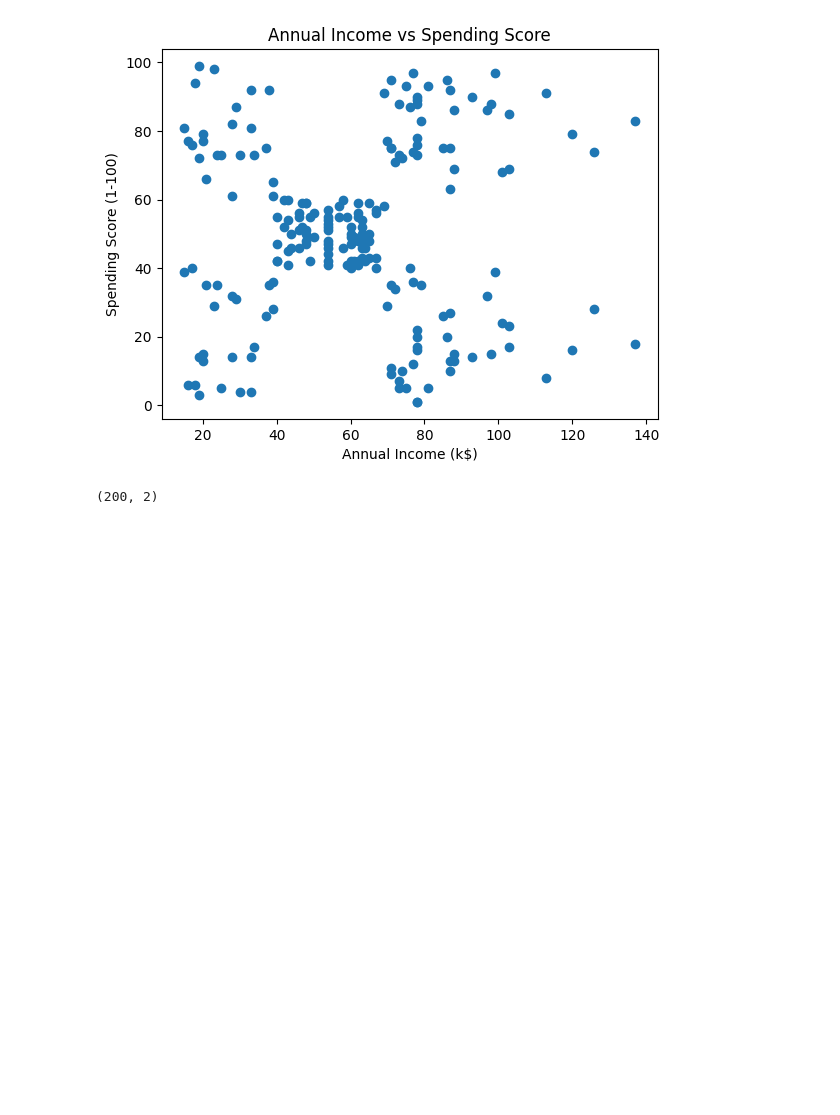
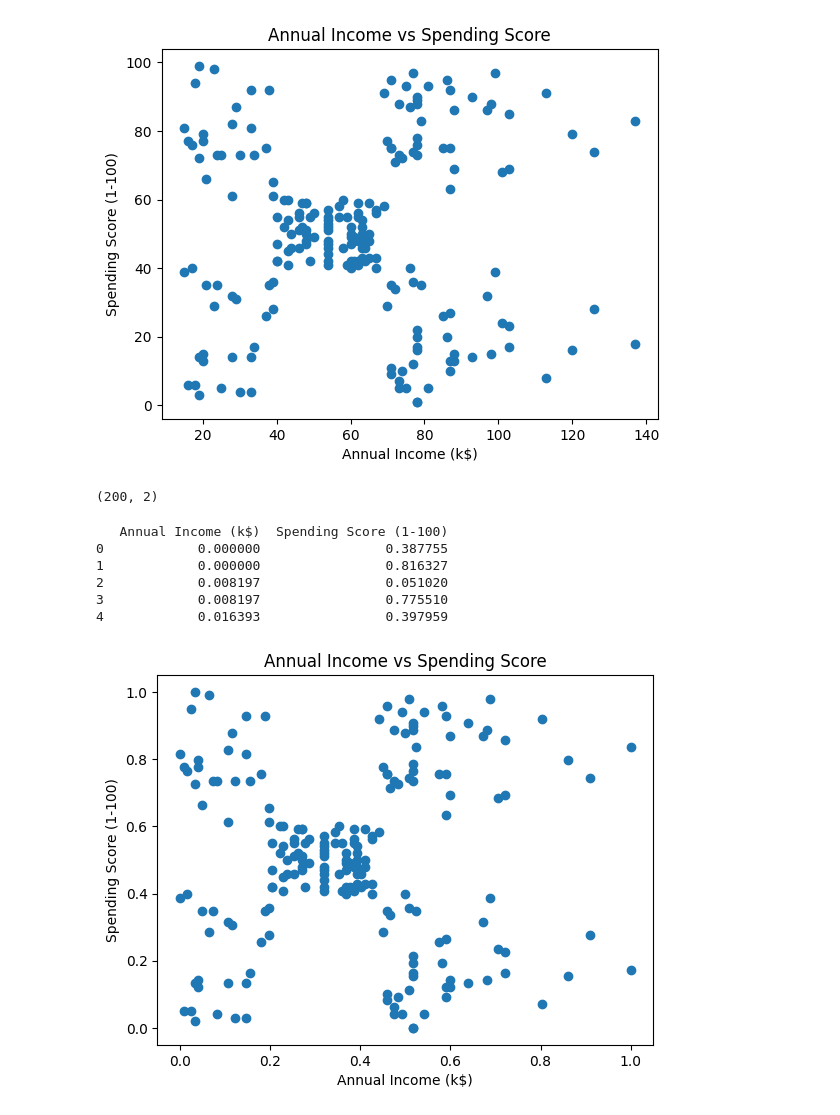
Before and after one commit to arturcatao/kmeans-from-scratch, a Jupyter notebook: notebooks/exploratory_data_analysis.ipynb, the cells around one changed output. Cells and saved outputs as stored; diff of their text form; code cells hidden in the pictures; blank space fills up the shorter version.

```diff
--- a/notebooks/exploratory_data_analysis.ipynb
+++ b/notebooks/exploratory_data_analysis.ipynb
@@ -40,6 +40,38 @@ X = X.values
 print(X.shape)
 # %% [output]
 (200, 2)
+# %%
+X = df[["Annual Income (k$)", "Spending Score (1-100)"]].values
+
+X_min = X.min(axis=0)
+X_max = X.max(axis=0)
+
+X_norm = (X - X_min) / (X_max - X_min)
+
+df_norm = pd.DataFrame(
+    X_norm,
+    columns=["Annual Income (k$)", "Spending Score (1-100)"]
+)
+
+print(df_norm.head())
+# %% [output]
+   Annual Income (k$)  Spending Score (1-100)
+0            0.000000                0.387755
+1            0.000000                0.816327
+2            0.008197                0.051020
+3            0.008197                0.775510
+4            0.016393                0.397959
+# %%
+plt.scatter(df_norm["Annual Income (k$)"], df_norm["Spending Score (1-100)"])
+
+plt.xlabel("Annual Income (k$)")
+plt.ylabel("Spending Score (1-100)")
+plt.title("Annual Income vs Spending Score")
+
+plt.savefig("../static/Annual_IncomeXSpending_Score Normalized", dpi=150)
+plt.show()
+# %% [output]
+[figure, added]
 # %%
 import sys
 sys.path.append('../src')
```
Also changed, not shown: parts of 2 cells of this notebook, 2 other files.
